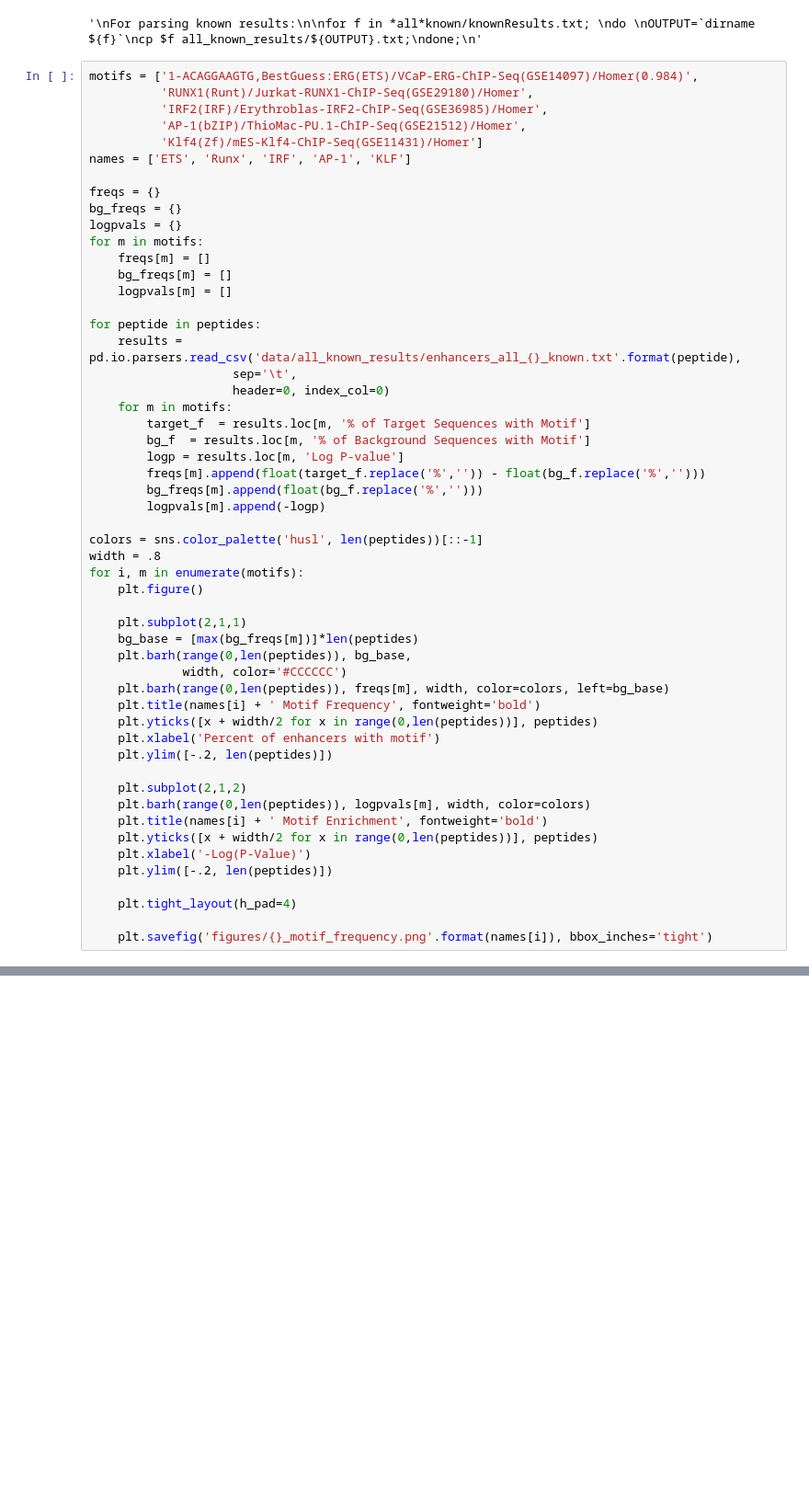
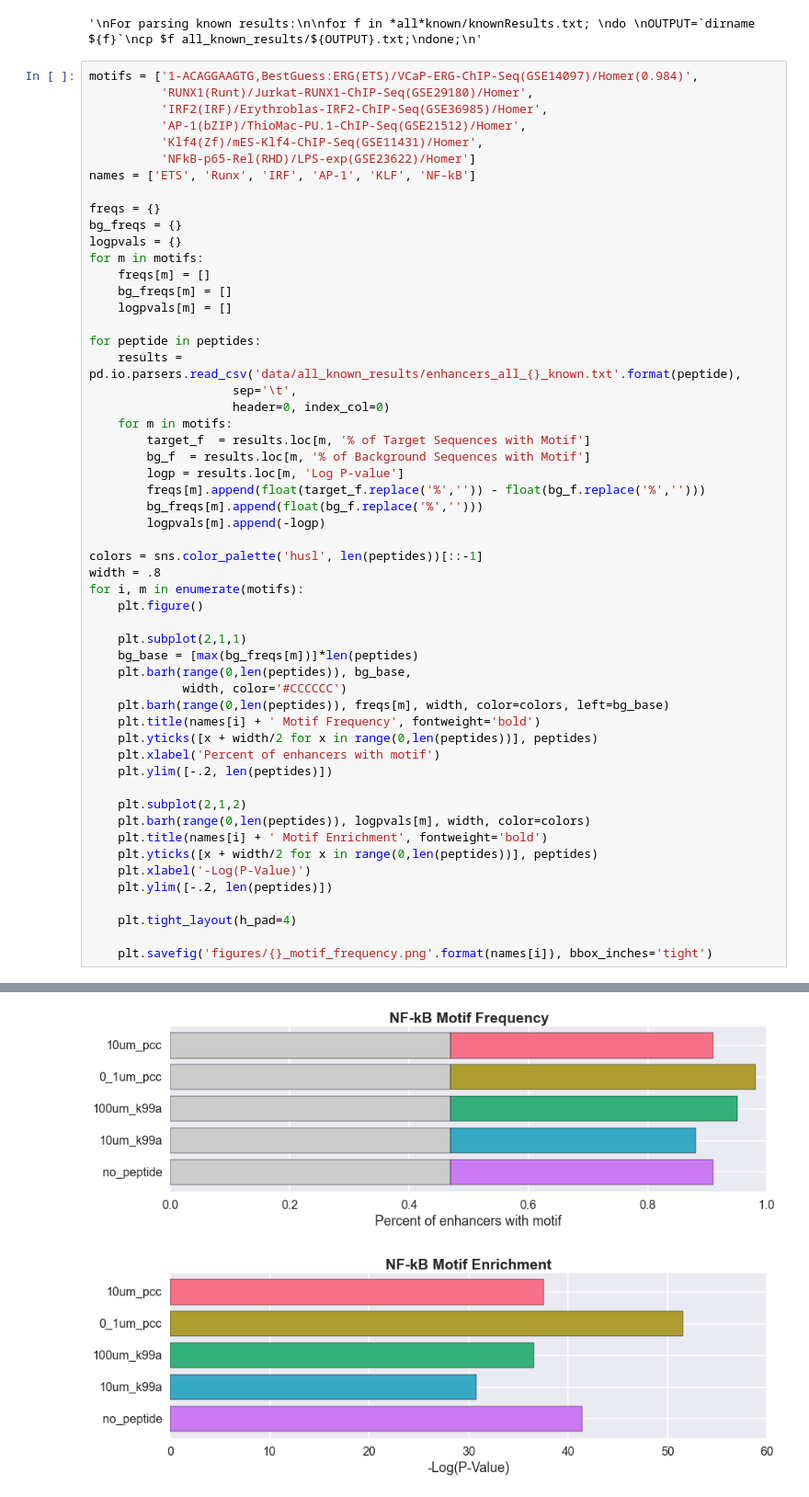
Before and after one commit to karmel/and-tcr-affinity, a Jupyter notebook: andtcr/motifs/enhancers_me2_and.ipynb, the cells around one changed output, grey strips where cells are left out. Shown: that part at 92% size. Cells and saved outputs as stored; diff of their text form; blank space fills up the shorter version.

Commit message:
Cleaning up images for presentation

```diff
--- a/andtcr/motifs/enhancers_me2_and.ipynb
+++ b/andtcr/motifs/enhancers_me2_and.ipynb
@@ -91,8 +91,9 @@ motifs = ['1-ACAGGAAGTG,BestGuess:ERG(ETS)/VCaP-ERG-ChIP-Seq(GSE14097)/Homer(0.9
           'RUNX1(Runt)/Jurkat-RUNX1-ChIP-Seq(GSE29180)/Homer',
           'IRF2(IRF)/Erythroblas-IRF2-ChIP-Seq(GSE36985)/Homer',
           'AP-1(bZIP)/ThioMac-PU.1-ChIP-Seq(GSE21512)/Homer',
-          'Klf4(Zf)/mES-Klf4-ChIP-Seq(GSE11431)/Homer']
-names = ['ETS', 'Runx', 'IRF', 'AP-1', 'KLF']
+          'Klf4(Zf)/mES-Klf4-ChIP-Seq(GSE11431)/Homer',
+          'NFkB-p65-Rel(RHD)/LPS-exp(GSE23622)/Homer']
+names = ['ETS', 'Runx', 'IRF', 'AP-1', 'KLF', 'NF-kB']
 
 freqs = {}
 bg_freqs = {}
@@ -118,30 +119,31 @@ colors = sns.color_palette('husl', len(peptides))[::-1]
 width = .8
 for i, m in enumerate(motifs):
     plt.figure()
 
     plt.subplot(2,1,1)
     bg_base = [max(bg_freqs[m])]*len(peptides)
     plt.barh(range(0,len(peptides)), bg_base,
              width, color='#CCCCCC')
     plt.barh(range(0,len(peptides)), freqs[m], width, color=colors, left=bg_base)
     plt.title(names[i] + ' Motif Frequency', fontweight='bold')
     plt.yticks([x + width/2 for x in range(0,len(peptides))], peptides)
     plt.xlabel('Percent of enhancers with motif')
     plt.ylim([-.2, len(peptides)])
 
     plt.subplot(2,1,2)
     plt.barh(range(0,len(peptides)), logpvals[m], width, color=colors)
     plt.title(names[i] + ' Motif Enrichment', fontweight='bold')
     plt.yticks([x + width/2 for x in range(0,len(peptides))], peptides)
     plt.xlabel('-Log(P-Value)')
     plt.ylim([-.2, len(peptides)])
 
     plt.tight_layout(h_pad=4)
 
     plt.savefig('figures/{}_motif_frequency.png'.format(names[i]), bbox_inches='tight')
 # %% [output]
 [figure]
 [figure]
 [figure]
 [figure]
 [figure]
+[figure, added]
```
Also changed, not shown: 1 other file.
